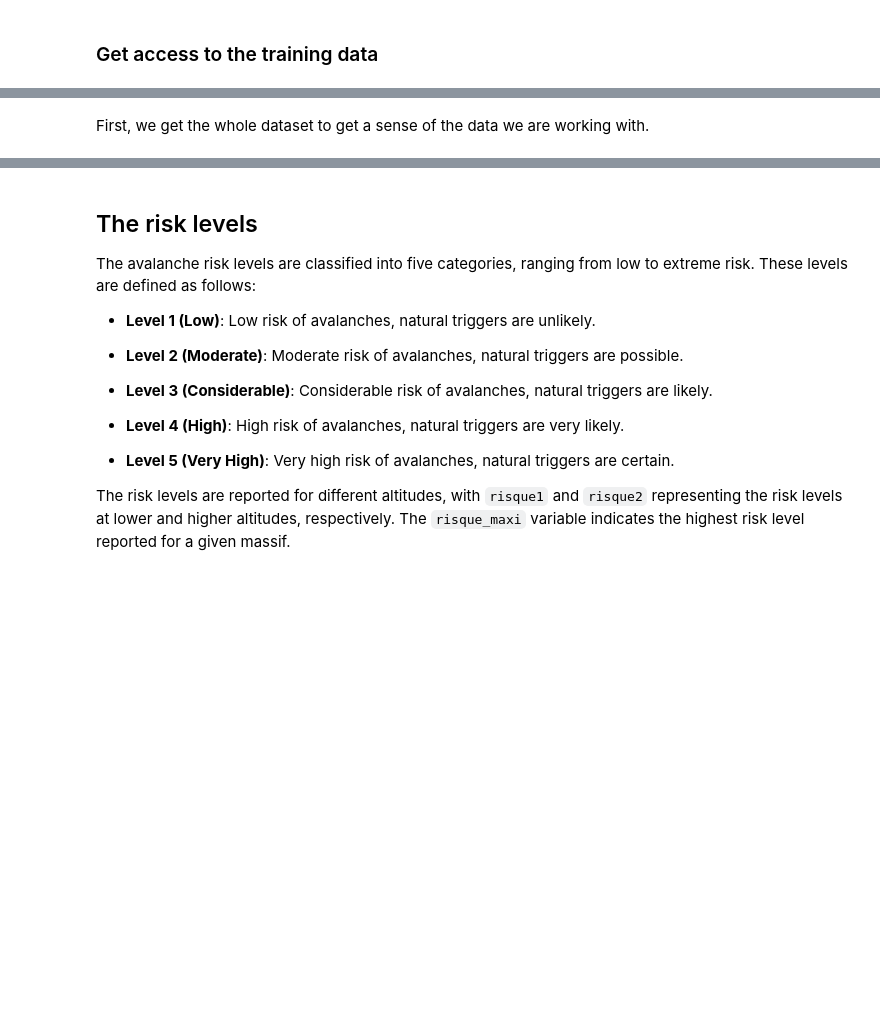
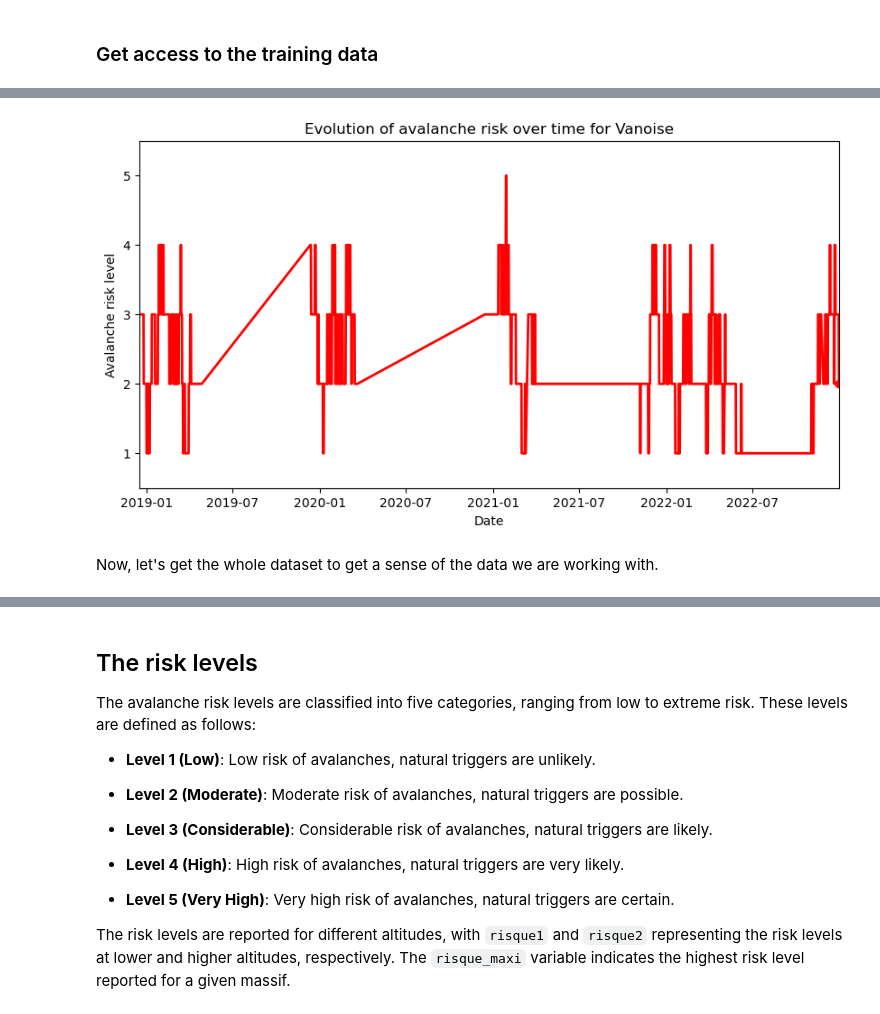
Before and after one commit to adevilde/avalanches_prediction, a Jupyter notebook: avalanche_starting_kit.ipynb, the cells around one changed output, grey strips where cells are left out. Saved outputs shown, nothing was run; the diff lists cells and outputs as text; code cells hidden in the pictures; blank space fills up the shorter version.

```diff
--- a/avalanche_starting_kit.ipynb
+++ b/avalanche_starting_kit.ipynb
@@ -65,4 +229,48 @@ X_df_van, y_van = problem.get_train_data('VANOISE')
+# %%
+import matplotlib.animation as animation
+
+y_van.index = pd.to_datetime(y_van.index)
+# Sort values by date
+y_van = y_van.sort_index()
+
+fig, ax = plt.subplots(figsize=(10, 5))
+ax.set_xlim(y_van.index.min(), y_van.index.max())
+ax.set_ylim(y_van.min() - 0.5, y_van.max() + 0.5)
+ax.set_xlabel("Date")
+ax.set_ylabel("Avalanche risk level")
+ax.set_title("Evolution of avalanche risk over time for Vanoise")
+
+# Create an empty line plot
+line, = ax.plot([], [], 'r-', lw=2)
+point, = ax.plot([], [], 'ro', markersize=6)
+
+# Function to initialize animation
+def init():
+    line.set_data([], [])
+    point.set_data([], [])
+    return line, point
+
+# Function to update the animation frame by frame
+def update(frame):
+    x = np.array(y_van.index[:frame])
+    y = np.array(y_van.values[:frame])
+    line.set_data(x, y)
+
+    if len(x) > 0:
+        point.set_data([x[-1]], [y[-1]])
+
+    return line, point
+
+# Create the animation
+ani = animation.FuncAnimation(fig, update, frames=len(y_van), init_func=init, blit=True, interval=50)
+
+# Save as GIF
+ani.save("avalanche_risk_evolution_vanoise.gif", writer="pillow", fps=30)
+
+plt.show()
+# %% [output]
+[figure, added]
 # %% [markdown]
-First, we get the whole dataset to get a sense of the data we are working with.
+Now, let's get the whole dataset to get a sense of the data we are working with.
 # %%
 X_df, y = problem.get_data()
```
Also changed, not shown: parts of 31 cells of this notebook, 4 other files.
